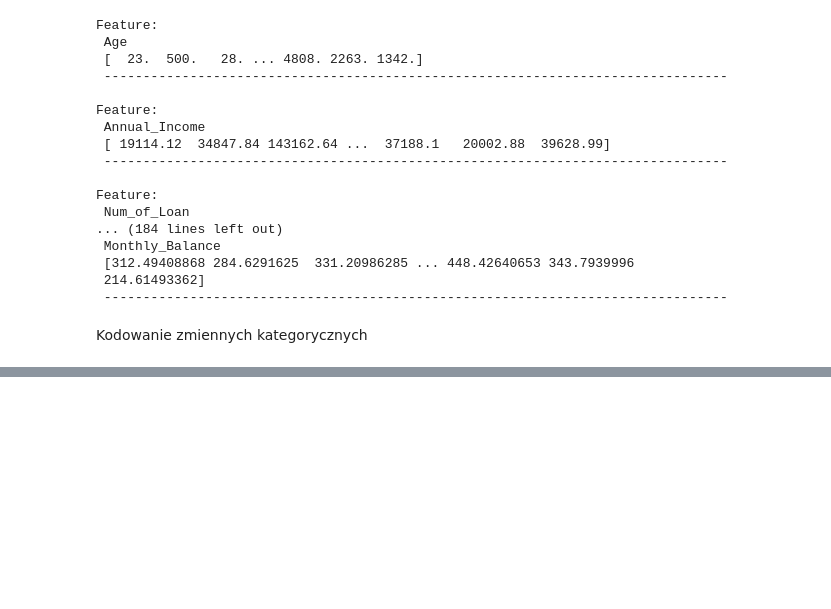
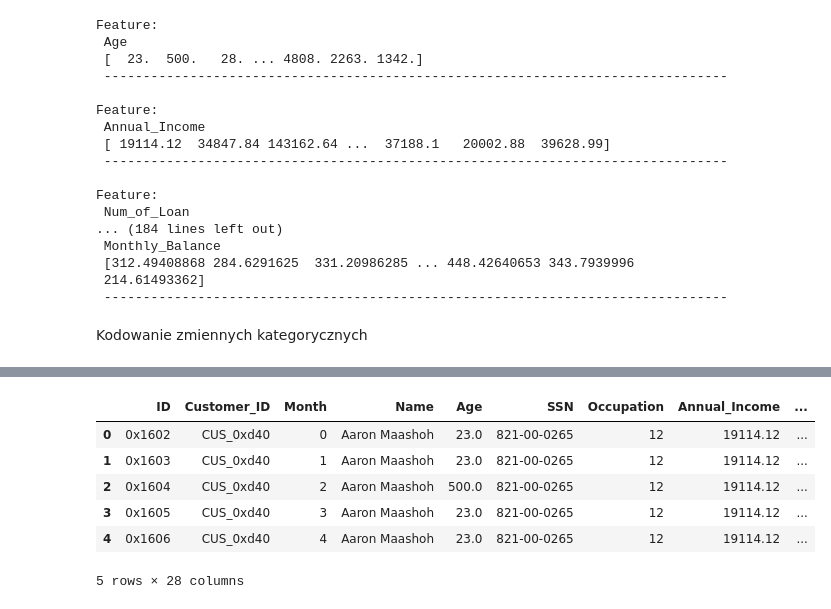
Before and after one commit to janki3l/mlbasics, a Jupyter notebook: creditScore.ipynb, the cells around one changed output, grey strips where cells are left out. Saved outputs shown, nothing was run; the diff lists cells and outputs as text; code cells hidden in the pictures; blank space fills up the shorter version.

```diff
--- a/creditScore.ipynb
+++ b/creditScore.ipynb
@@ -221,0 +217,14 @@ Name: Month, Length: 100000, dtype: int64
+# %%
+cols = ['Month', 'Credit_Mix', 'Payment_of_Min_Amount', 'Payment_Behaviour', 'Credit_Score', 'Type_of_Loan']
+
+df_train[cols] = df_train[cols].apply(LabelEncoder().fit_transform)
+
+df_train.head()
+# %% [output]
+|  | ID | Customer_ID | Month | Name | Age | SSN | Occupation | Annual_Income | ... |
+| 0 | 0x1602 | CUS_0xd40 | 0 | Aaron Maashoh | 23.0 | 821-00-0265 | 12 | 19114.12 | ... |
+| 1 | 0x1603 | CUS_0xd40 | 1 | Aaron Maashoh | 23.0 | 821-00-0265 | 12 | 19114.12 | ... |
+| 2 | 0x1604 | CUS_0xd40 | 2 | Aaron Maashoh | 500.0 | 821-00-0265 | 12 | 19114.12 | ... |
+| 3 | 0x1605 | CUS_0xd40 | 3 | Aaron Maashoh | 23.0 | 821-00-0265 | 12 | 19114.12 | ... |
+| 4 | 0x1606 | CUS_0xd40 | 4 | Aaron Maashoh | 23.0 | 821-00-0265 | 12 | 19114.12 | ... |
+5 rows × 28 columns
```
Also changed, not shown: parts of 6 cells of this notebook.
